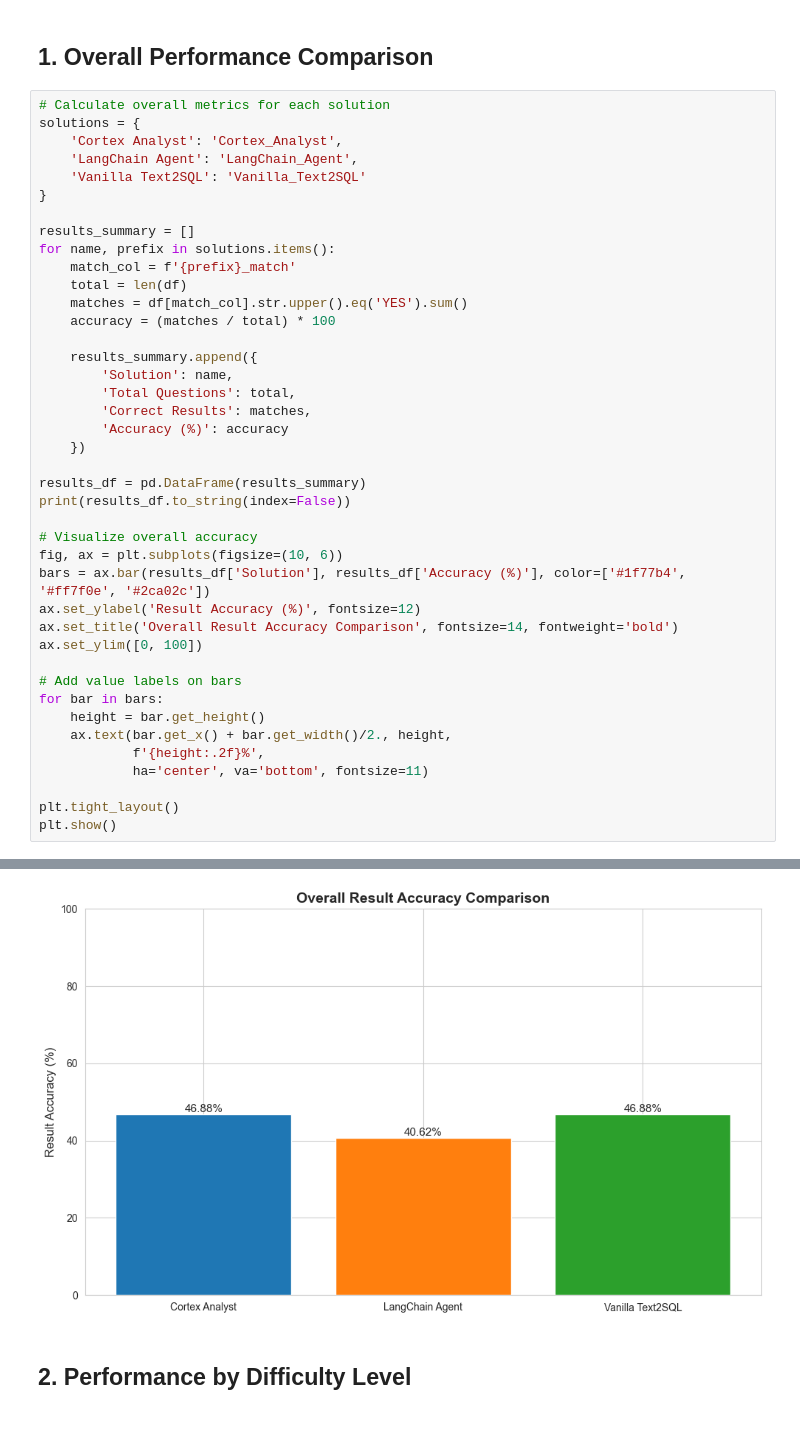
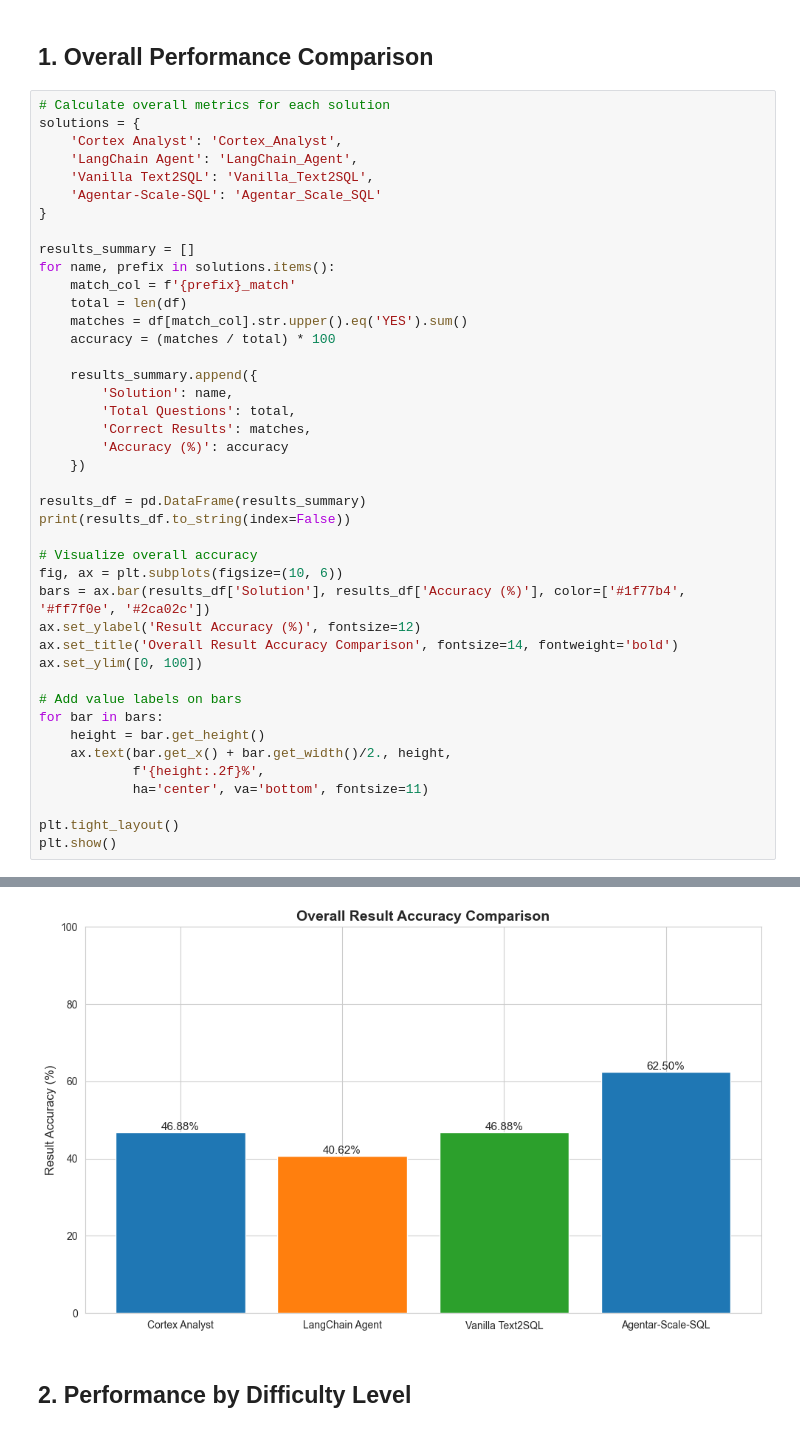
Before and after one commit to gavinHuang/eval_playground, a Jupyter notebook: bird-sql/analysis.ipynb, the cells around one changed output, grey strips where cells are left out. Saved outputs shown, nothing was run; the diff lists cells and outputs as text.

```diff
--- a/bird-sql/analysis.ipynb
+++ b/bird-sql/analysis.ipynb
@@ -111,7 +133,8 @@ Columns in dataset: ['question_id', 'question', 'evidence', 'difficulty', 'expec
 solutions = {
     'Cortex Analyst': 'Cortex_Analyst',
     'LangChain Agent': 'LangChain_Agent',
-    'Vanilla Text2SQL': 'Vanilla_Text2SQL'
+    'Vanilla Text2SQL': 'Vanilla_Text2SQL',
+    'Agentar-Scale-SQL': 'Agentar_Scale_SQL'
 }
 
 results_summary = []
@@ -155,4 +179,4 @@ Vanilla Text2SQL               64               30        46.875
-[figure, old version]
+[figure, new version]
 # %% [markdown]
 ## 2. Performance by Difficulty Level
 # %%
```
Also changed, not shown: parts of 9 cells of this notebook, 16 other files.
